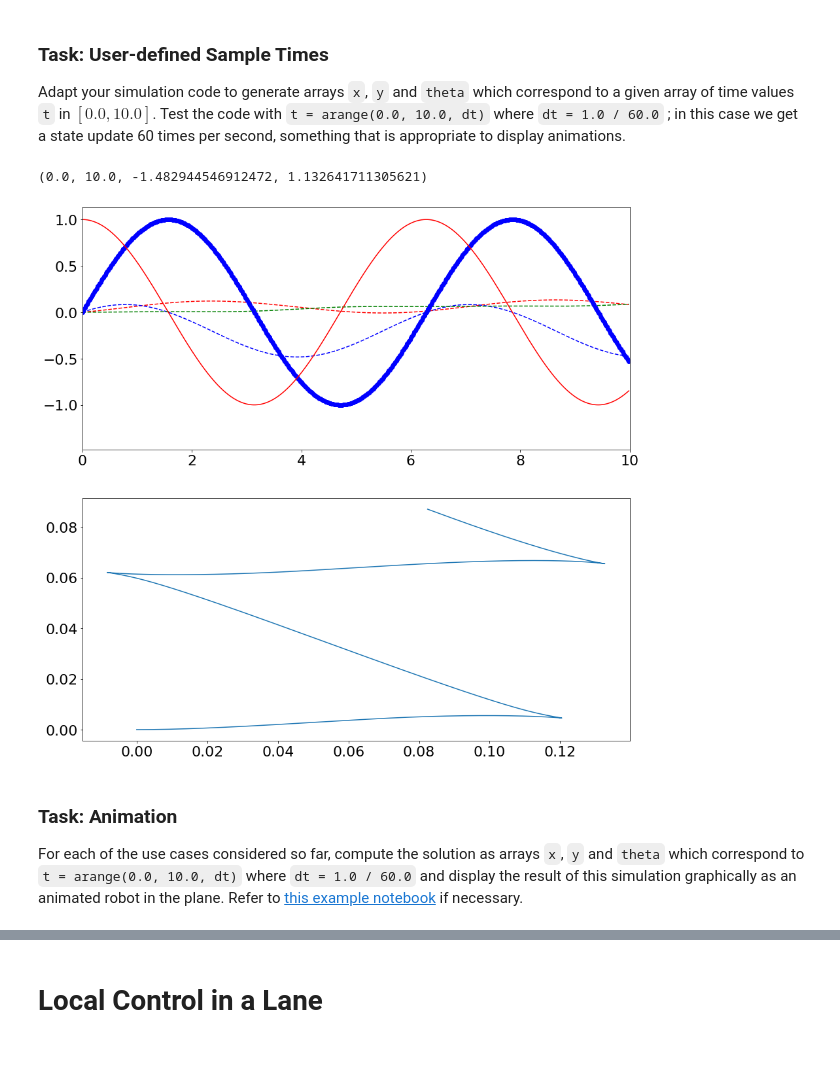
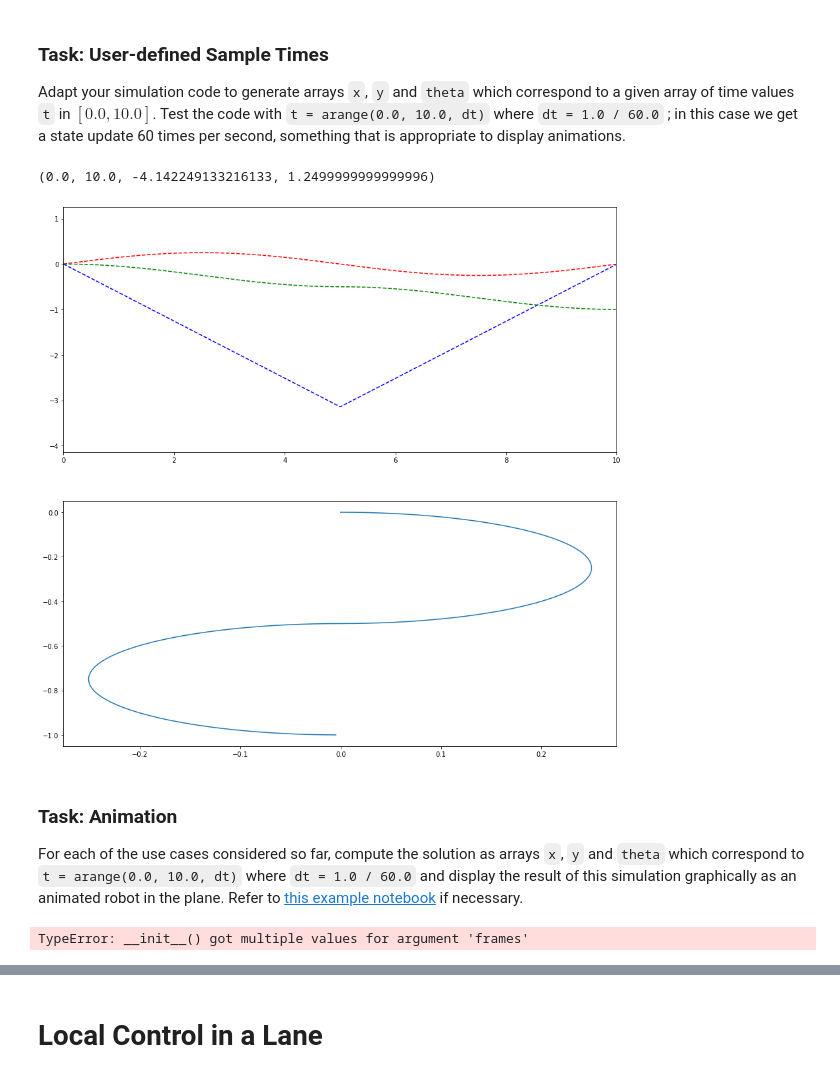
Before and after one commit to zechchair/Automatique-project, a Jupyter notebook: main.ipynb, the cells around one changed output, grey strips where cells are left out. Drawn from its saved outputs; the diff is of its cells as text; code cells hidden in the pictures.

Commit message:
with plot

```diff
--- a/main.ipynb
+++ b/main.ipynb
@@ -211,44 +211,105 @@ ax1.axis([0,tf,min([*x, *y,*theta])-1,max([*x,*y,*theta])+1])
 Adapt your simulation code to generate arrays `x`, `y` and `theta` which correspond to a given array of time values `t` in $[0.0, 10.0]$. Test the code with `t = arange(0.0, 10.0, dt)` where `dt = 1.0 / 60.0` ; in this case we get a state update 60 times per second, something that is appropriate to display animations.
 # %%
 def omega_l(t):
-  return sin(t)
+    if t <= 5.0:
+        return pi * D
+    else:
+        return 0.0
 
 def omega_r(t):
-    return cos(t)
+    if t >= 5.0:
+        return pi * D
+    else:
+        return 0.0
 def f(t, X):
     x, y, theta = X
     dx =R*(omega_r(t)+omega_l(t))/2*cos(theta)
     dy=R*(omega_r(t)+omega_l(t))/2*sin(theta)
     dtheta=R*(omega_r(t)-omega_l(t))/D*2
     dX = array([dx, dy, dtheta])
     return dX
 
 options = {
     "dense_output": True,
-    #'max_step':1/60,
+    'max_step':1/60,
 }
 fig,(ax1,ax2)=subplots(2,figsize=(15,15))
 tf=10
 Y0=[0,0,0]
 result = solve_ivp(f, t_span=[0.0, tf], y0=Y0, **options)
 
 t = arange(0, tf, 1/60)
 x = result["sol"](t)[0]
 y = result["sol"](t)[1]
 theta = result["sol"](t)[2]
 
 ax2.plot(x,y)
 #plot(x, y, "k--")
 ax1.plot(t,x,"k--",color='r')
 ax1.plot(t,theta,"k--",color='b')
 ax1.plot(t,y,"k--",color='g')
-ax1.plot(t,omega_l(t),"bo")
-ax1.plot(t,omega_r(t),color='r')
+#ax1.plot(t,omega_l(t),"bo")
+#ax1.plot(t,omega_r(t),color='r')
 ax1.axis([0,tf,min([*x, *y,*theta])-1,max([*x,*y,*theta])+1])
 # %% [output]
-(0.0, 10.0, -1.482944546912472, 1.132641711305621)
+(0.0, 10.0, -4.142249133216133, 1.2499999999999996)
-[figure, old version]
+[figure, new version]
 # %% [markdown]
 ### Task: Animation
 
 For each of the use cases considered so far, compute the solution as arrays `x`, `y` and `theta` which correspond to `t = arange(0.0, 10.0, dt)` where `dt = 1.0 / 60.0` and display the result of this simulation graphically as an animated robot in the plane. Refer to [this example notebook](https://github.com/boisgera/control-engineering-with-python/blob/master/examples/animation.ipynb) if necessary.
+# %%
+import matplotlib.animation as animation
+import matplotlib.patches as patches
+import matplotlib.pyplot as plt
+from IPython.display import HTML
+fig = plt.figure()
+t = arange(0, tf, 1/60)
+x = result["sol"](t)[0]
+y = result["sol"](t)[1]
+theta = result["sol"](t)[2]
+
+#plot(x, y, "k--")
+
+
+err=0.01
+dt=1/60
+ax = fig.add_subplot(111, autoscale_on=False, xlim=(min(x)-err, max(x)+err), ylim=(min(y)-err, max(y)+err))
+ax.set_aspect('equal')
+ax.grid()
+
+line, = ax.plot([], [], "k", lw=3)
+circle = patches.Circle([0.0, 0.0], radius=0.01/max(x), fc="r")
+circle_s = patches.Circle([0.0, 0.0], radius=0.001/max(x), fc="g")
+
+ax.add_artist(circle)
+ax.add_artist(circle_s)
+time_template = 'time = %.1fs'
+time_text = ax.text(0.05, 0.9, '', transform=ax.transAxes)
+
+
+def init():
+    line.set_data([], [])
+    time_text.set_text('')
+    return line, circle,circle_s, time_text,_
+
+
+def animate(i):
+    thisx = [ x[i], x[i+1]]
+    thisy = [ y[i], y[i+1]]
+
+    line.set_data(thisx, thisy)
+    circle.center = [x[i], y[i]]
+    circle_s.center = [x[i+10], y[i+10]]
+    time_text.set_text(time_template % (i*dt))
+
+    return line, circle,circle_s, time_text
+
+anim = animation.FuncAnimation(fig, animate, range(0, len(t)),
+                              interval=dt*1000, blit=True,frames=100, init_func=init, repeat=False)
+
+#plt.plot(x,y)
+rc('animation', html='html5')
+anim
+# %% [output]
+TypeError: __init__() got multiple values for argument 'frames'
```
Also changed, not shown: parts of 1 cell of this notebook, 1 other file.
